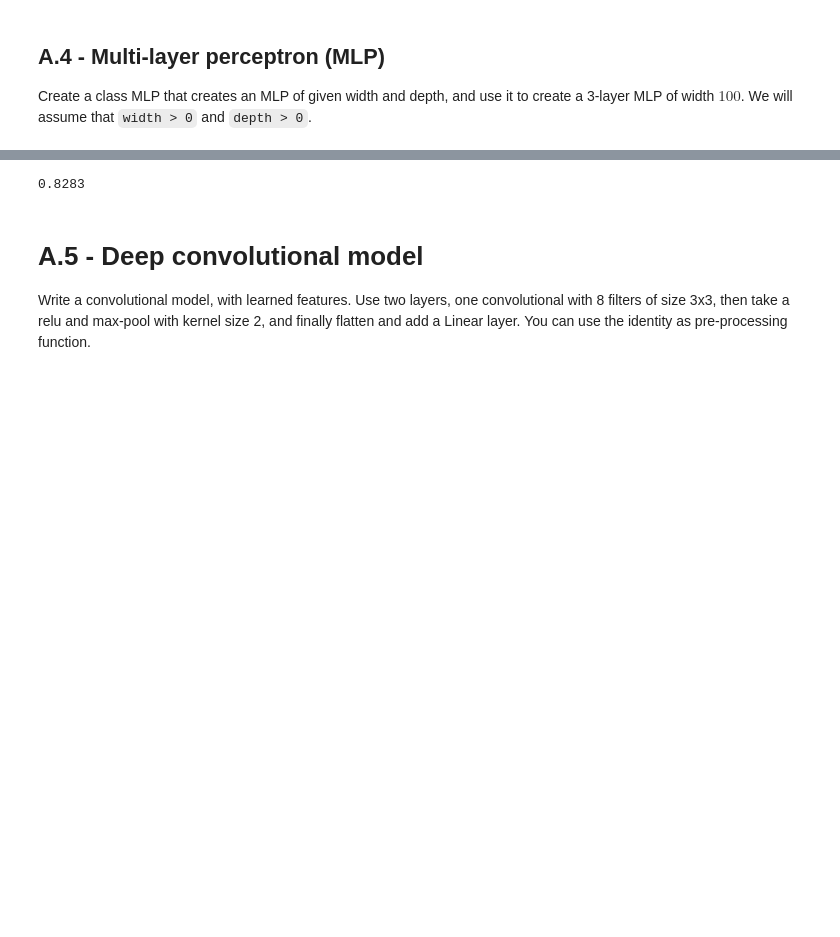
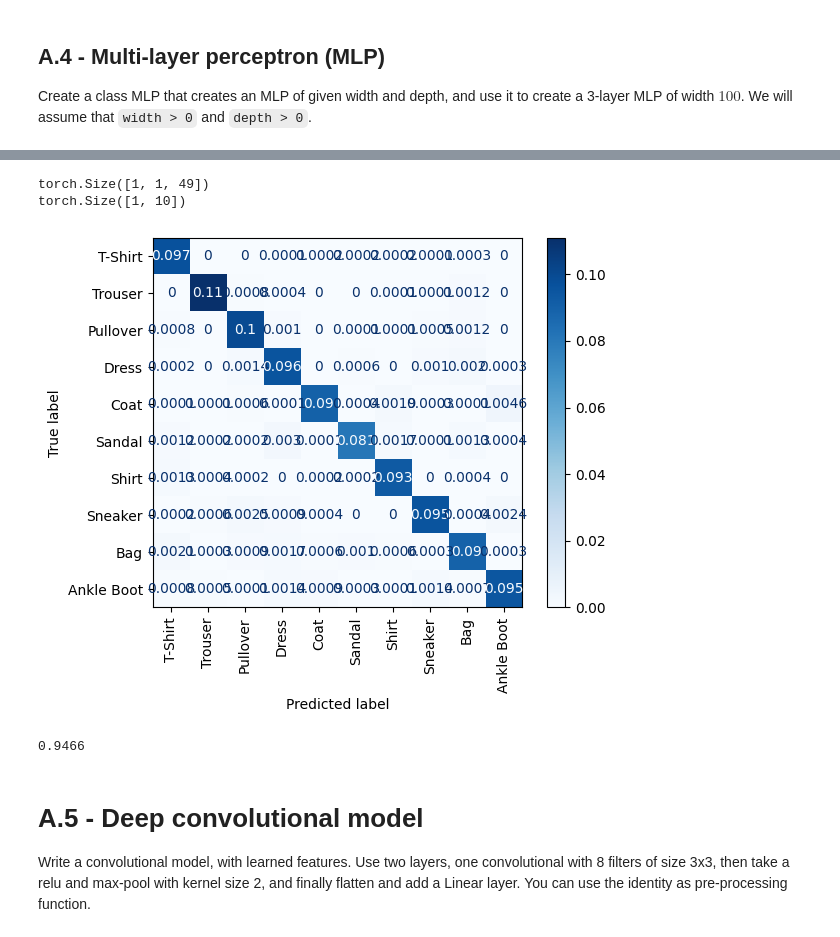
Before and after one commit to PaulToudret/ensae_dl_pw1, a Jupyter notebook: notebook.ipynb, the cells around one changed output, grey strips where cells are left out. Cells and saved outputs as stored; diff of their text form; code cells hidden in the pictures; blank space fills up the shorter version.

```diff
--- a/notebook.ipynb
+++ b/notebook.ipynb
@@ -418,11 +433,15 @@ Epoch 5/5 - Loss: 0.0092
 # %%
 accuracy = test(
     model = mlp1,
-    preprocess=prep_test
+    test_data=prep_test,
+    show_matrix=True
 )
 print(accuracy)
 # %% [output]
-0.8283
+torch.Size([1, 1, 49])
+torch.Size([1, 10])
+[figure, added]
+0.9466
 # %% [markdown]
 # A.5 - Deep convolutional model
 
```
Also changed, not shown: parts of 11 cells of this notebook, 1 other file.
